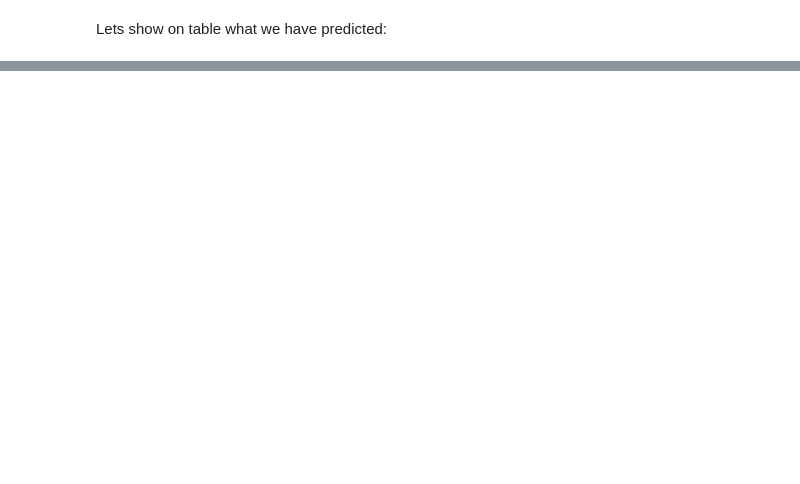
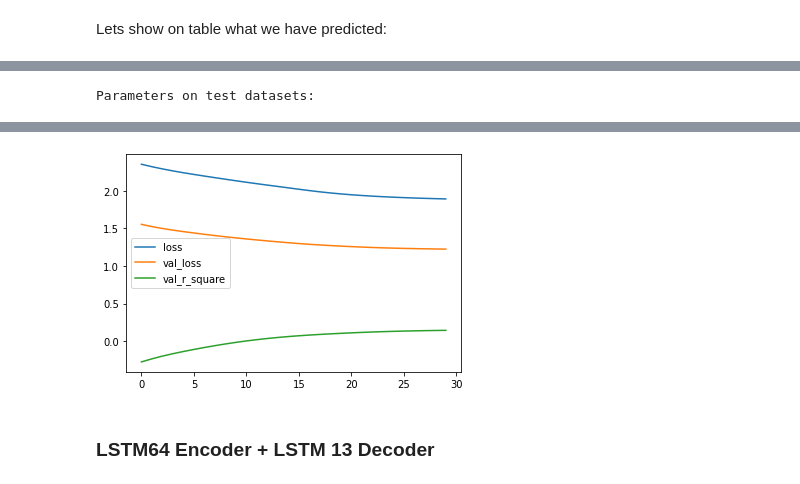
Before and after one commit to geniusserg/CovidPredict, a Jupyter notebook: data_analysis.ipynb, the cells around one changed output, grey strips where cells are left out. Drawn from its saved outputs; the diff is of its cells as text; code cells hidden in the pictures; blank space fills up the shorter version.

```diff
--- a/data_analysis.ipynb
+++ b/data_analysis.ipynb
@@ -329,0 +417,9 @@ Real values
+# %%
+BATCH_SIZE=12
+
+model = Sequential(name="LSTM13")
+model.add(Input((WINDOW, PARAMS_LENGTH), batch_size=BATCH_SIZE))
+model.add(LSTM(PARAMS_LENGTH, activation="tanh", return_sequences=False))
+model_lstm_13 = model
+model_lstm_13.compile(optimizer="adam", loss="mse", metrics=[RootMeanSquaredError(), RSquare()])
+model_lstm_13.summary()
@@ -329,0 +438,8 @@ Real values
+# %%
+history = model_lstm_13.fit(X_train, y_train,
+ epochs=30, validation_split=2/11, batch_size=BATCH_SIZE,
+ shuffle=False, callbacks=[ModelCheckpoint("LSTM13", save_best_only=True, verbose=0)], verbose=0)
+# %%
+show_results(X_test, y_test, model_lstm_13, history, 0, 3)
+# %% [output]
+Parameters on test datasets:
@@ -329,0 +454,3 @@ Real values
+[figure, added]
+# %% [markdown]
+### LSTM64 Encoder + LSTM 13 Decoder
```
Also changed, not shown: parts of 34 cells of this notebook, 13 other files.
